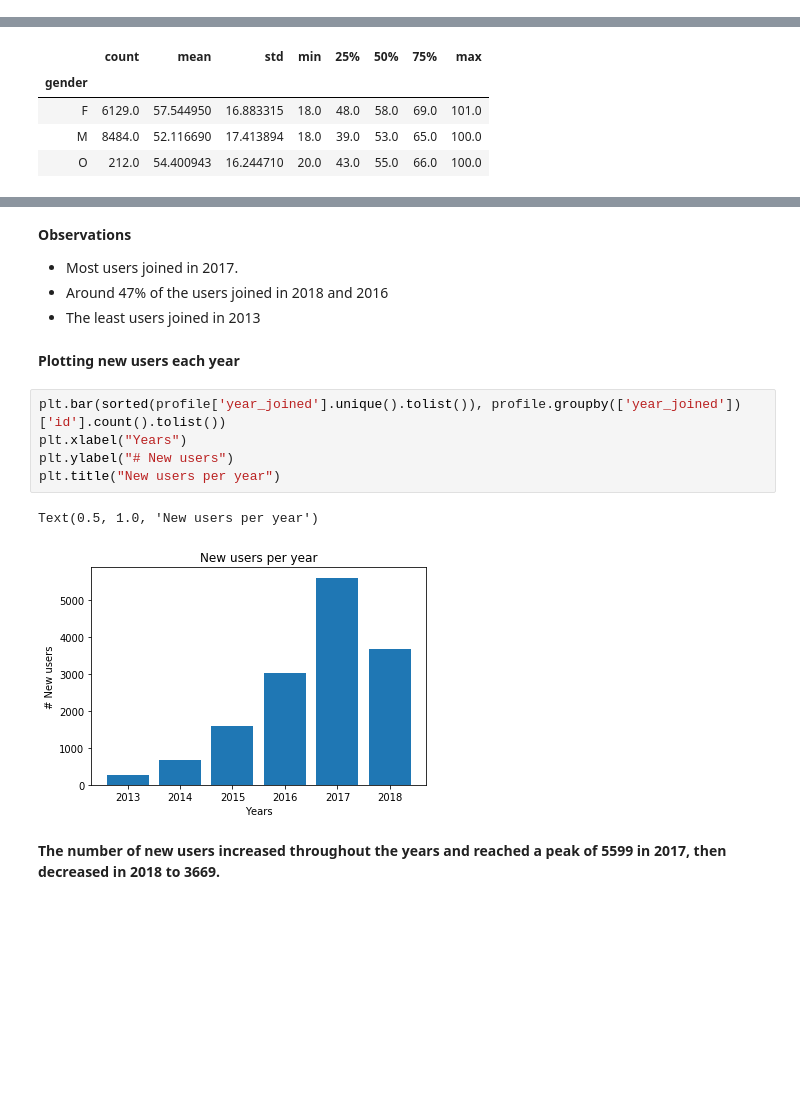
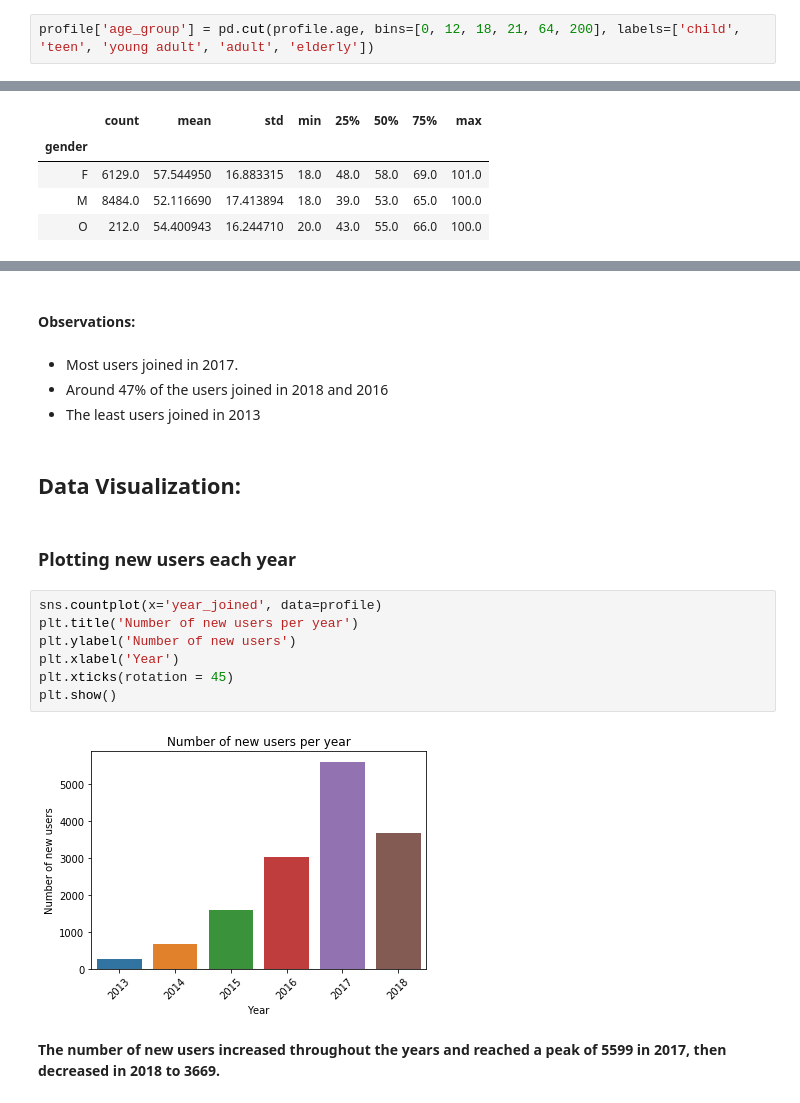
Before and after one commit to asmaHelmy/Starbucks-Challenge, a Jupyter notebook: StarbucksChallenge.ipynb, the cells around one changed output, grey strips where cells are left out. Saved outputs shown, nothing was run; the diff lists cells and outputs as text; blank space fills up the shorter version.

```diff
--- a/StarbucksChallenge.ipynb
+++ b/StarbucksChallenge.ipynb
@@ -329,0 +355,2 @@ profile.head()
+# %%
+profile['age_group'] = pd.cut(profile.age, bins=[0, 12, 18, 21, 64, 200], labels=['child', 'teen', 'young adult', 'adult', 'elderly'])
@@ -371,18 +436,21 @@ Name: id, dtype: int64
+# %% [markdown]
+#### Observations:
 # %% [markdown]
-**Observations**
-
 - Most users joined in 2017.
 - Around 47% of the users joined in 2018 and 2016
 - The least users joined in 2013
+# %% [markdown]
+## Data Visualization:
 # %% [markdown]
-**Plotting new users each year**
+### Plotting new users each year
-# %%
-plt.bar(sorted(profile['year_joined'].unique().tolist()), profile.groupby(['year_joined'])['id'].count().tolist())
-plt.xlabel("Years")
-plt.ylabel("# New users")
-plt.title("New users per year")
-# %% [output]
-Text(0.5, 1.0, 'New users per year')
-[figure, removed]
+# %%
+sns.countplot(x='year_joined', data=profile)
+plt.title('Number of new users per year')
+plt.ylabel('Number of new users')
+plt.xlabel('Year')
+plt.xticks(rotation = 45)
+plt.show()
+# %% [output]
+[figure, added]
 # %% [markdown]
 **The number of new users increased throughout the years and reached a peak of 5599 in 2017, then decreased in 2018 to 3669.**
```
Also changed, not shown: parts of 175 cells of this notebook.
